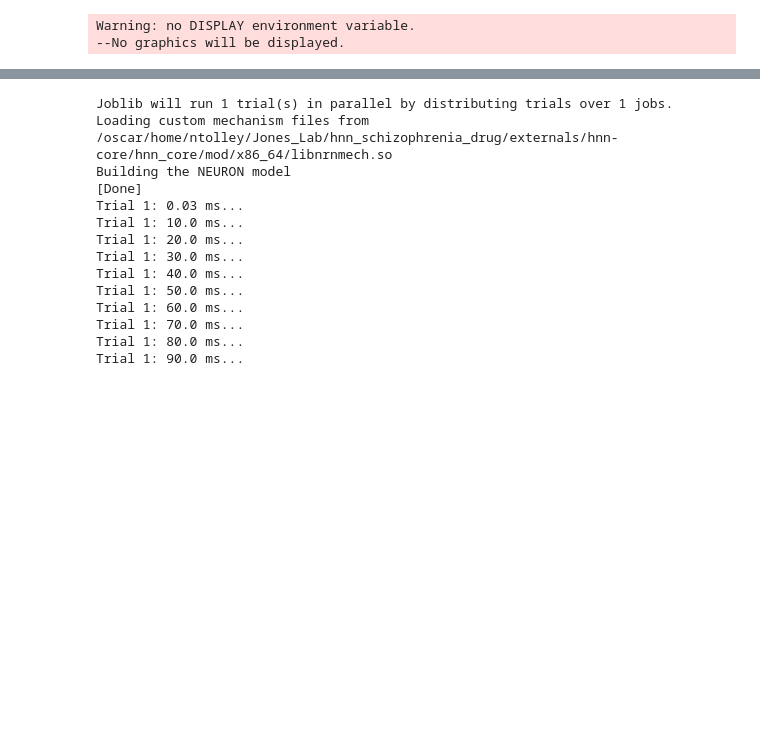
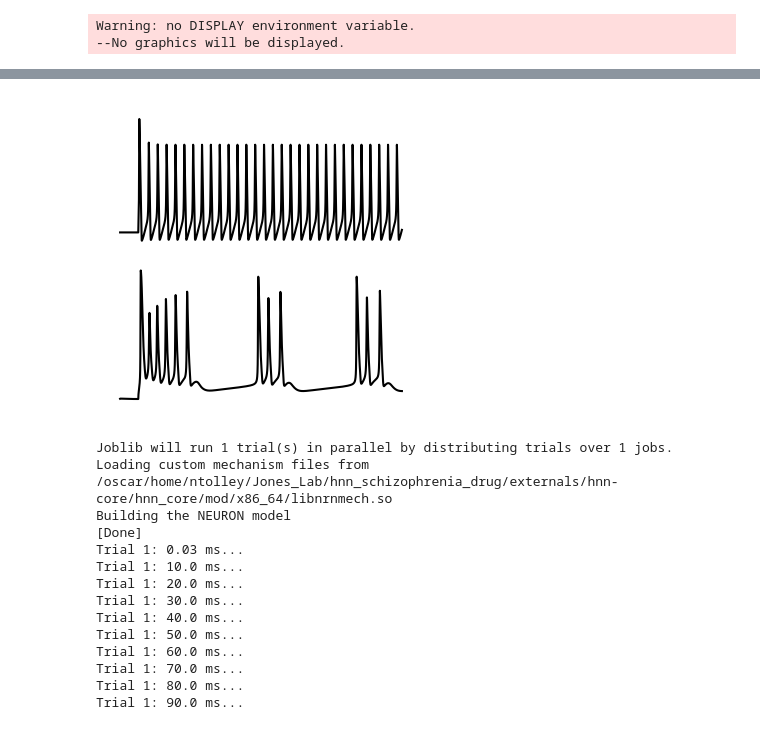
Before and after one commit to ntolley/dendractor, a Jupyter notebook: figures/plot_generic_ephys.ipynb, the cells around one changed output, grey strips where cells are left out. Drawn from its saved outputs; the diff is of its cells as text; code cells hidden in the pictures; blank space fills up the shorter version.

```diff
--- a/figures/plot_generic_ephys.ipynb
+++ b/figures/plot_generic_ephys.ipynb
@@ -7,0 +25,6 @@ Warning: no DISPLAY environment variable.
+# %%
+net_small = jones_2009_model(mesh_shape=(2,2))
+net_small.add_tonic_bias(amplitude={'L5_pyramidal':2., 'L5_basket': 0.8}, t0=20)
+net_small.clear_connectivity()
+
+simulate_dipole(net_small, tstop=310, record_vsec='all', record_isec='all')
@@ -8,3 +50,19 @@ Warning: no DISPLAY environment variable.
+# %%
+soma_v1 = np.array(net_small.cell_response.vsec[0][list(net_small.gid_ranges['L5_pyramidal'])[0]]['soma'])
+
+soma_v2 = np.array(net_small.cell_response.vsec[0][list(net_small.gid_ranges['L5_basket'])[0]]['soma'])
+
+
+plt.figure(figsize=(4,4))
+plt.plot(net_small.cell_response.times, soma_v1, color='k', linewidth=1.5)
+
+plt.plot(net_small.cell_response.times, soma_v2 + 150, color='k', linewidth=1.5)
+
+plt.axis('off')
+# plt.xlim(10, 70)
+plt.savefig('generic_ephys_figures/membrane_potential_firing_types.svg')
+# %% [output]
+[figure, added]
 # %%
 net_small = jones_2009_model(mesh_shape=(2,2))
 net_small.add_tonic_bias(cell_type='L5_pyramidal', amplitude=0.8, t0=20)
```
Also changed, not shown: parts of 3 cells of this notebook, 11 other files.
